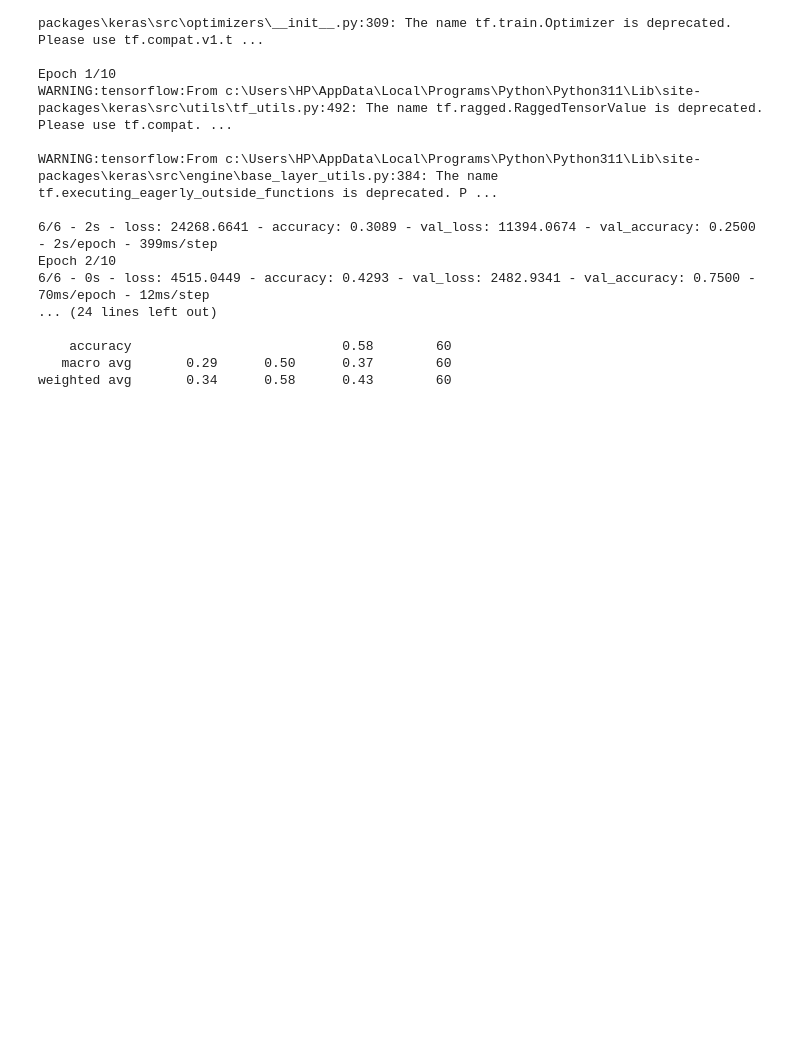
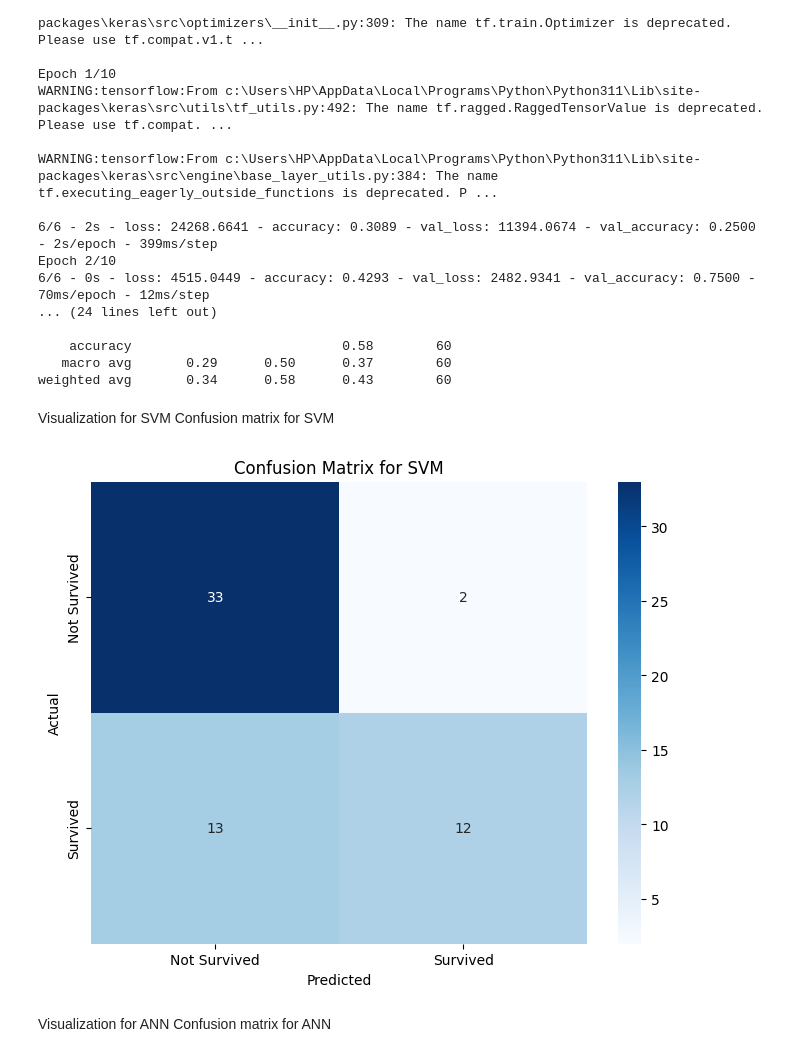
Before and after one commit to savilrosario1905/DMAT-assignment, a Jupyter notebook: heart_prediction.ipynb, the cells around one changed output. Cells and saved outputs as stored; diff of their text form; code cells hidden in the pictures; blank space fills up the shorter version.

Commit message:
confusion matrix for SVM

```diff
--- a/heart_prediction.ipynb
+++ b/heart_prediction.ipynb
@@ -286,3 +286,26 @@ Epoch 2/10
     accuracy                           0.58        60
    macro avg       0.29      0.50      0.37        60
 weighted avg       0.34      0.58      0.43        60
+# %% [markdown]
+Visualization for SVM
+Confusion matrix for SVM
+# %%
+from sklearn.metrics import confusion_matrix
+import seaborn as sns
+import matplotlib.pyplot as plt
+
+# Confusion Matrix for SVM
+svm_cm = confusion_matrix(y_test, y_pred_svm)
+
+# Plotting the Confusion Matrix for SVM
+plt.figure(figsize=(8, 6))
+sns.heatmap(svm_cm, annot=True, fmt="d", cmap="Blues", xticklabels=['Not Survived', 'Survived'], yticklabels=['Not Survived', 'Survived'])
+plt.title('Confusion Matrix for SVM')
+plt.xlabel('Predicted')
+plt.ylabel('Actual')
+plt.show()
+# %% [output]
+[figure, added]
+# %% [markdown]
+Visualization for ANN
+Confusion matrix for ANN
```
